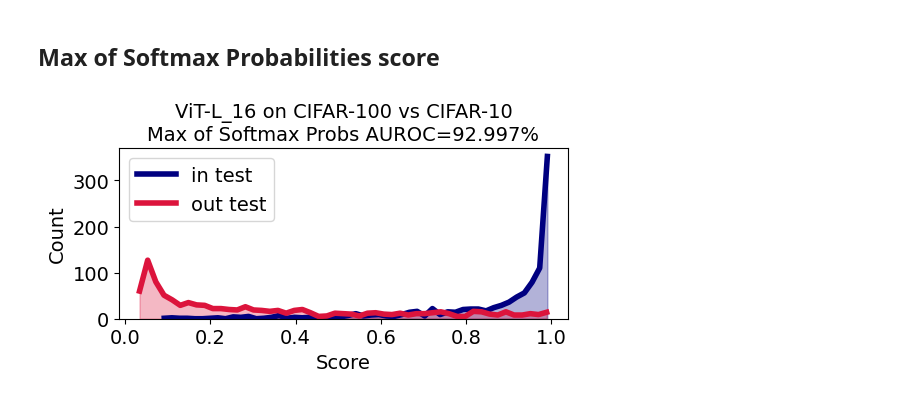
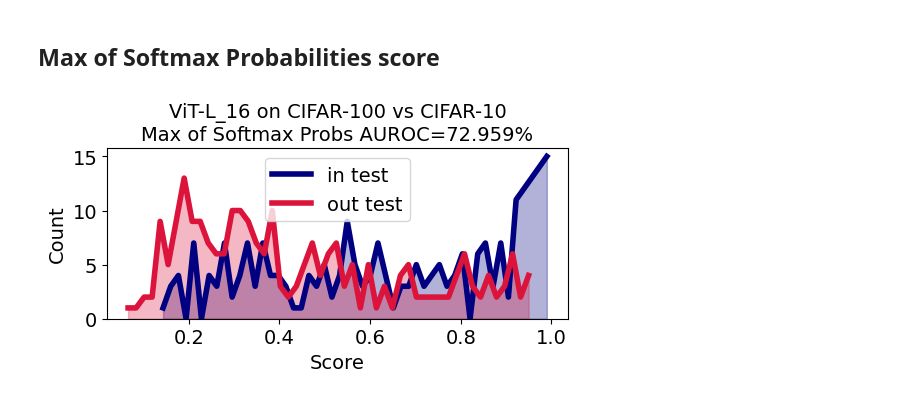
Before and after one commit to GoComputing/exploring_the_limits_of_OOD_detection, a Jupyter notebook: ViT_for_strong_near_OOD_detection.ipynb, the cells around one changed output. Cells and saved outputs as stored; diff of their text form; code cells hidden in the pictures.

Commit message:
Modified code to support our dataset

```diff
--- a/ViT_for_strong_near_OOD_detection.ipynb
+++ b/ViT_for_strong_near_OOD_detection.ipynb
@@ -243,13 +290,12 @@ def prepare_pure_dataset(ds_in, num_classes,repeats = 1,shuffle=True, batch_size
   if shuffle:
     ds_in = ds_in.shuffle(200000)
 
-  ds_in = ds_in.batch(batch_size, drop_remainder=True)
+  ds_in = ds_in.batch(batch_size, drop_remainder=False)
 
   return ds_in
 # %%
 batch_size = 128
 
-cifar10_ds_train = prepare_pure_dataset(tfds.load('cifar10', split='train', shuffle_files=False), 10, shuffle=False, batch_size=batch_size)
-cifar10_ds_test = prepare_pure_dataset(tfds.load('cifar10', split='test', shuffle_files=False), 10, shuffle=False, batch_size=batch_size)
-cifar100_ds_train = prepare_pure_dataset(tfds.load('cifar100', split='train', shuffle_files=False), 100, shuffle=False, batch_size=batch_size)
-cifar100_ds_test = prepare_pure_dataset(tfds.load('cifar100', split='test', shuffle_files=False), 100, shuffle=False, batch_size=batch_size)
+ds_in_train = prepare_pure_dataset(tfds.load(tfds_name, split='train', shuffle_files=False), 10, shuffle=False, batch_size=batch_size)
+ds_in_test = prepare_pure_dataset(tfds.load(tfds_name, split='ood_test', shuffle_files=False), 10, shuffle=False, batch_size=batch_size)
+ds_out_test = prepare_pure_dataset(tfds.load(tfds_ood_name, split='ood_test', shuffle_files=False), 100, shuffle=False, batch_size=batch_size)
@@ -341,7 +380,7 @@ assert N_test <= 10000
 # %%
-cifar10_test_prelogits, cifar10_test_logits, cifar10_test_labels = standalone_get_prelogits(
+ds_in_test_prelogits, ds_in_test_logits, ds_in_test_labels = standalone_get_prelogits(
     params,
-    cifar10_ds_test,
+    ds_in_test,
     image_count=N_test
     )
 # %% [output]
@@ -359,7 +417,7 @@ Images done=1024 time remaining=-1s
 # %%
-cifar100_test_prelogits, cifar100_test_logits, cifar100_test_labels = standalone_get_prelogits(
+ds_out_test_prelogits, ds_out_test_logits, ds_out_test_labels = standalone_get_prelogits(
     params,
-    cifar100_ds_test,
+    ds_out_test,
     image_count=N_test
     )
 # %% [output]
@@ -755,21 +752,21 @@ auroc, to_replot_dict = get_auroc(
 # %%
 scores = np.array(
     np.concatenate([
-     np.max(np_softmax(cifar100_test_logits),axis=-1),
-     np.max(np_softmax(cifar10_test_logits),axis=-1),
+     np.max(np_softmax(ds_in_test_logits),axis=-1),
+     np.max(np_softmax(ds_out_test_logits),axis=-1),
     ],axis=0)
 )
 
 onehots = np.array(
-    [1]*len(cifar100_test_logits)+[0]*len(cifar10_test_logits)
+    [1]*len(ds_in_test_logits)+[0]*len(ds_out_test_logits)
 )
 
 auroc, to_replot_dict = get_auroc(
     onehots,
     scores,
     make_plot=True,
     add_to_title="ViT-L_16 on CIFAR-100 vs CIFAR-10\nMax of Softmax Probs",
     swap_classes=True,
     )
 # %% [output]
-[figure, old version]
+[figure, new version]
```
Also changed, not shown: parts of 39 cells of this notebook, 2 other files.
